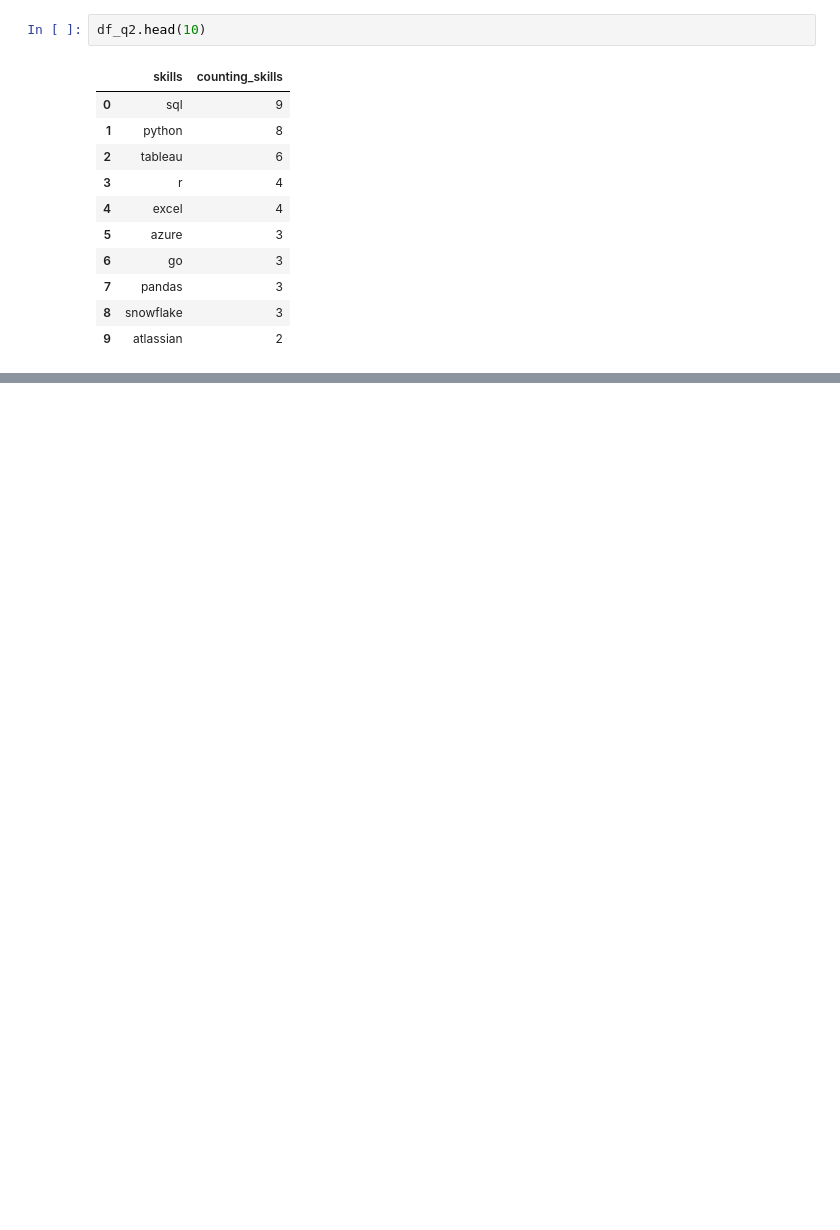
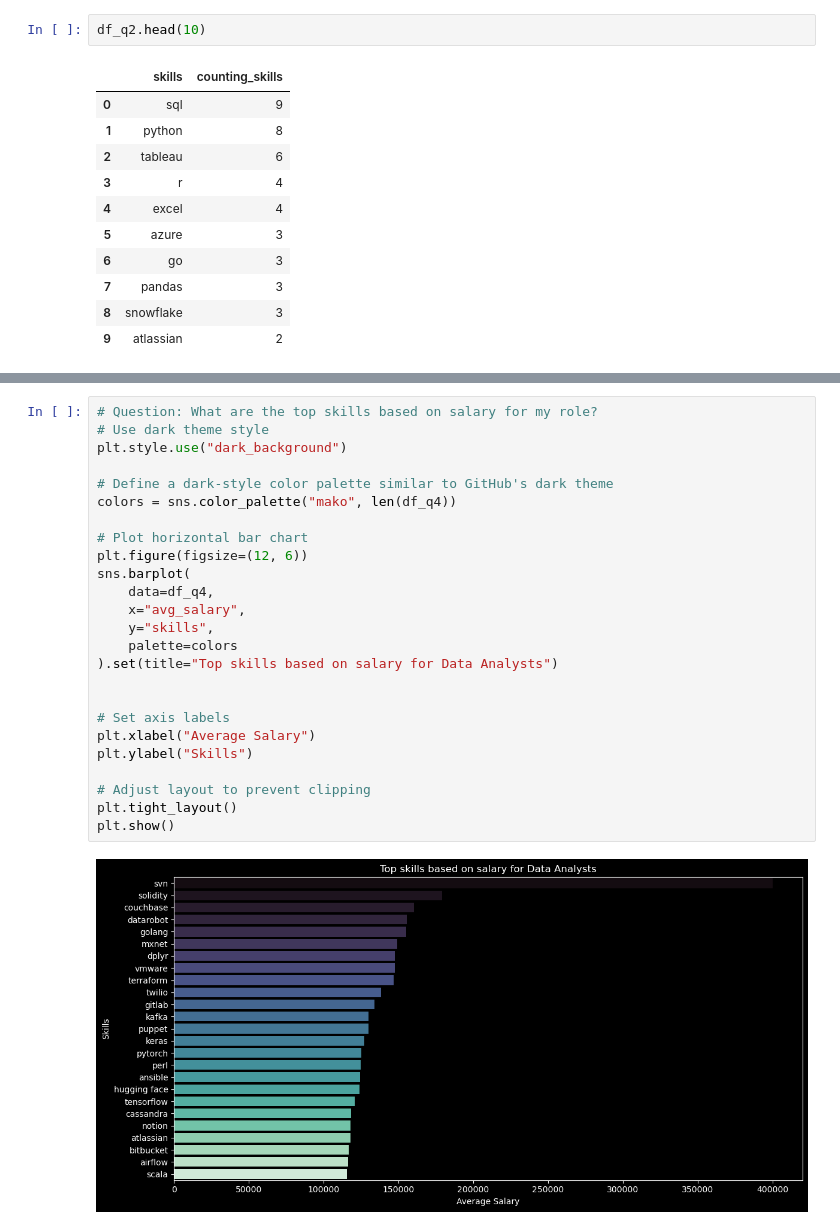
Before and after one commit to WesleyPenteado/SQL_Practice-Data_Analyst_Analysis, a Jupyter notebook: project_py/visualization.ipynb, the cells around one changed output, grey strips where cells are left out. Cells and saved outputs as stored; diff of their text form; blank space fills up the shorter version.

```diff
--- a/project_py/visualization.ipynb
+++ b/project_py/visualization.ipynb
@@ -112,0 +185,27 @@ plt.show()
+# %%
+# Question: What are the top skills based on salary for my role?
+# Use dark theme style
+plt.style.use("dark_background")
+
+# Define a dark-style color palette similar to GitHub's dark theme
+colors = sns.color_palette("mako", len(df_q4))
+
+# Plot horizontal bar chart
+plt.figure(figsize=(12, 6))
+sns.barplot(
+    data=df_q4,
+    x="avg_salary",
+    y="skills",
+    palette=colors
+).set(title="Top skills based on salary for Data Analysts")
+
+
+# Set axis labels
+plt.xlabel("Average Salary")
+plt.ylabel("Skills")
+
+# Adjust layout to prevent clipping
+plt.tight_layout()
+plt.show()
+# %% [output]
+[figure, added]
```
Also changed, not shown: parts of 7 cells of this notebook.
